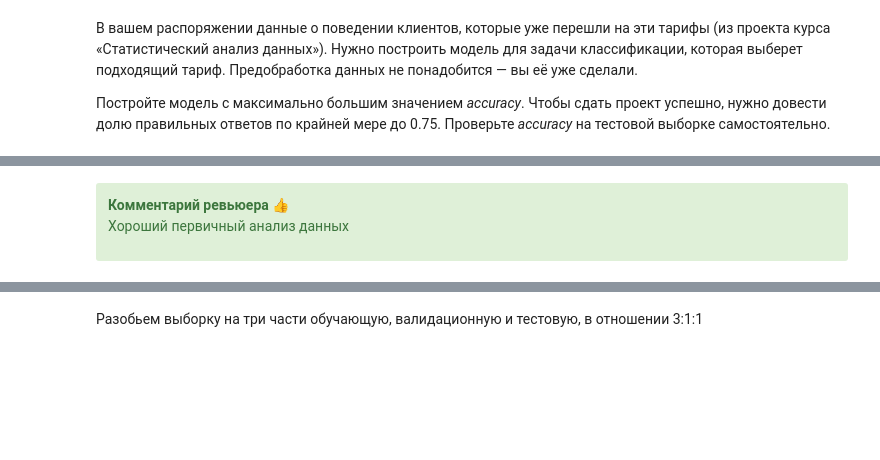
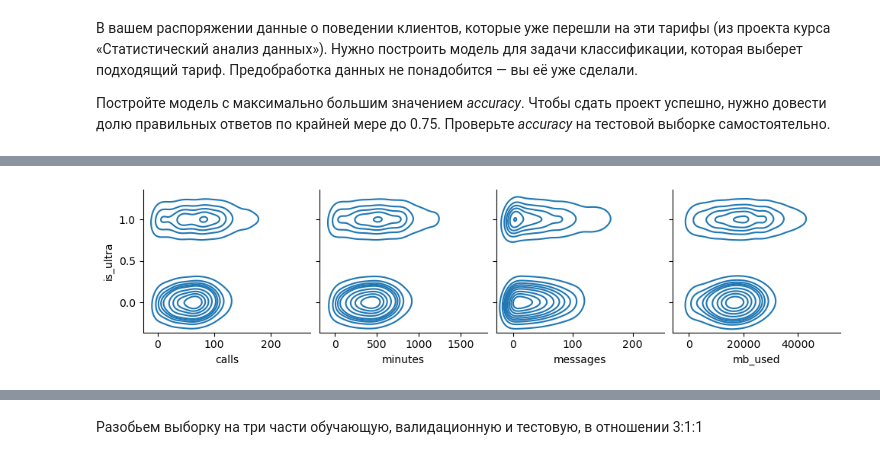
Before and after one commit to MolokoGen/ya_practicum, a Jupyter notebook: Project_6_introduction_ in_ML.ipynb, the cells around one changed output, grey strips where cells are left out. Saved outputs shown, nothing was run; the diff lists cells and outputs as text; code cells hidden in the pictures; blank space fills up the shorter version.

Commit message:
add changes
-удалены комментарии ревьюера
-изменены ячейки с GridsearchCV

```diff
--- a/Project_6_introduction_ in_ML.ipynb
+++ b/Project_6_introduction_ in_ML.ipynb
@@ -40,2 +33,4 @@ from sklearn.model_selection import GridSearchCV
 # %%
-df = pd.read_csv('/datasets/geo_data_0.csv')
+df = pd.read_csv('C:/Users/Artem/YA_Practicum/datasets/users_behavior.csv')
+display(df.head())
+display(df.info())
@@ -42,5 +57,4 @@ df = pd.read_csv('/datasets/geo_data_0.csv')
-# %% [markdown]
-<div class="alert-success">
-<b>Комментарий ревьюера 👍</b>
-
-Хороший первичный анализ данных
+# %%
+tmp = sns.pairplot(df, kind='kde', x_vars=['calls','minutes','messages','mb_used'], y_vars=['is_ultra'])
+# %% [output]
+[figure, added]
```
Also changed, not shown: parts of 42 cells of this notebook.
